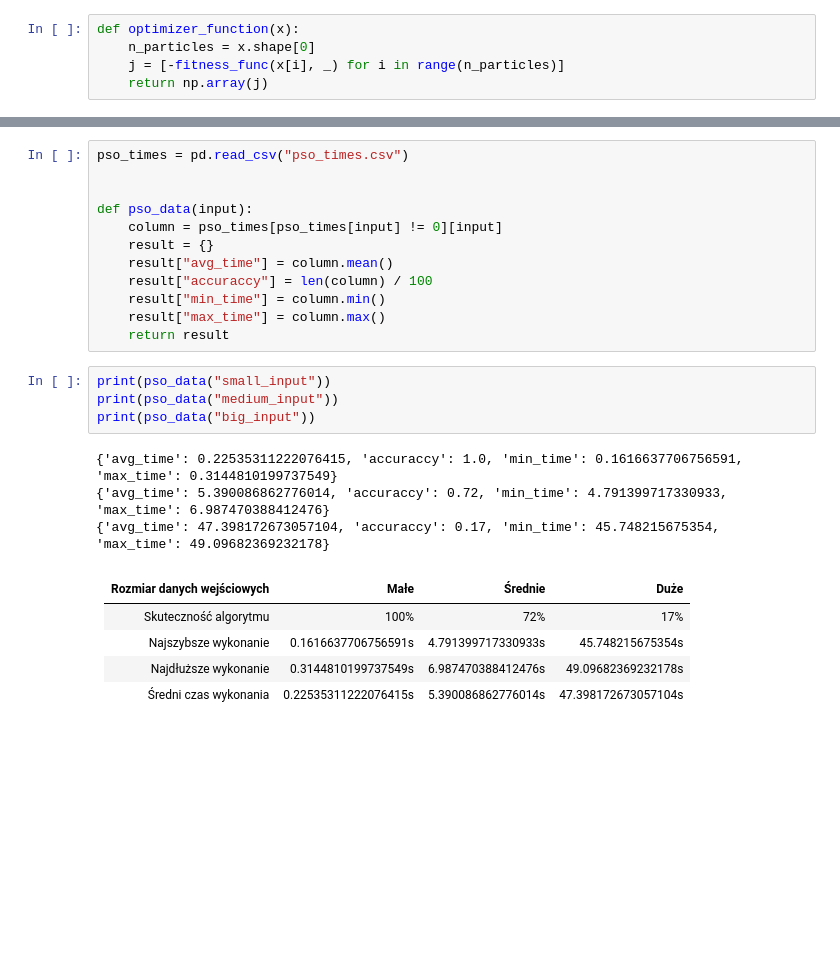
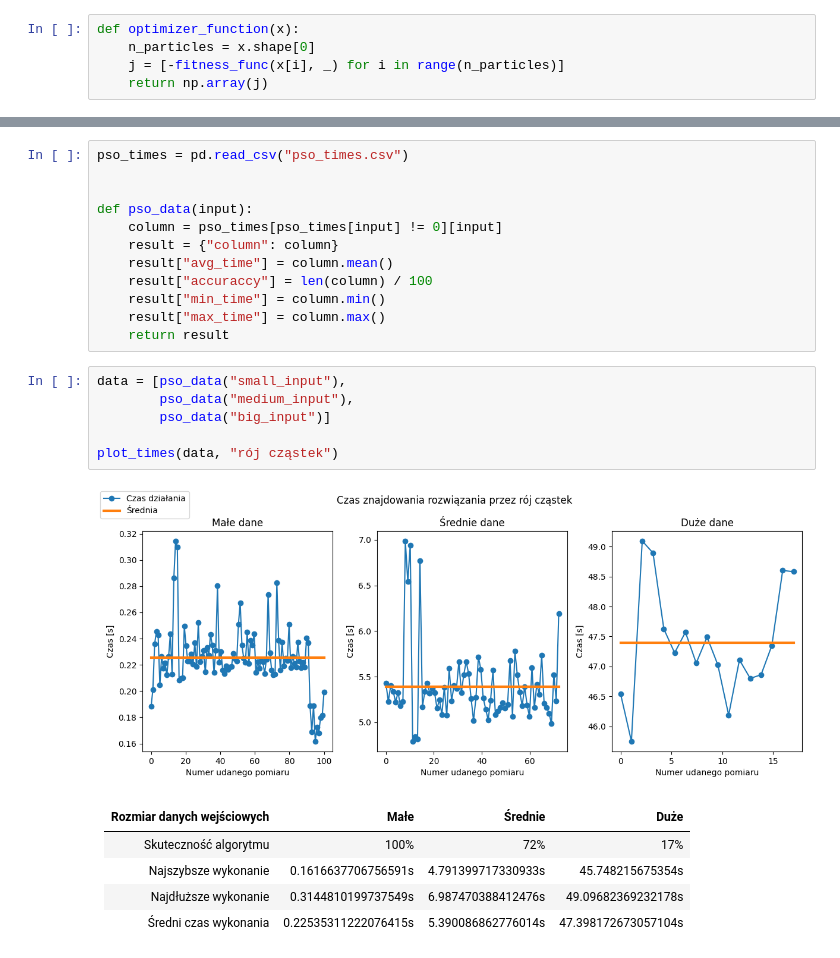
Before and after one commit to wgola/computional-intelligence-exercises, a Jupyter notebook: project1/project1.ipynb, the cells around one changed output, grey strips where cells are left out. Saved outputs shown, nothing was run; the diff lists cells and outputs as text; blank space fills up the shorter version.

```diff
--- a/project1/project1.ipynb
+++ b/project1/project1.ipynb
@@ -246,20 +267,20 @@ pso_times = pd.read_csv("pso_times.csv")
 
 def pso_data(input):
     column = pso_times[pso_times[input] != 0][input]
-    result = {}
+    result = {"column": column}
     result["avg_time"] = column.mean()
     result["accuraccy"] = len(column) / 100
     result["min_time"] = column.min()
     result["max_time"] = column.max()
     return result
 # %%
-print(pso_data("small_input"))
-print(pso_data("medium_input"))
-print(pso_data("big_input"))
+data = [pso_data("small_input"),
+        pso_data("medium_input"),
+        pso_data("big_input")]
+
+plot_times(data, "rój cząstek")
 # %% [output]
-{'avg_time': 0.22535311222076415, 'accuraccy': 1.0, 'min_time': 0.1616637706756591, 'max_time': 0.3144810199737549}
-{'avg_time': 5.390086862776014, 'accuraccy': 0.72, 'min_time': 4.791399717330933, 'max_time': 6.987470388412476}
-{'avg_time': 47.398172673057104, 'accuraccy': 0.17, 'min_time': 45.748215675354, 'max_time': 49.09682369232178}
+[figure, added]
 # %% [markdown]
 | Rozmiar danych wejściowych |         Małe         |      Średnie       |        Duże         |
 | :------------------------: | :------------------: | :----------------: | :-----------------: |
```
Also changed, not shown: parts of 22 cells of this notebook.
